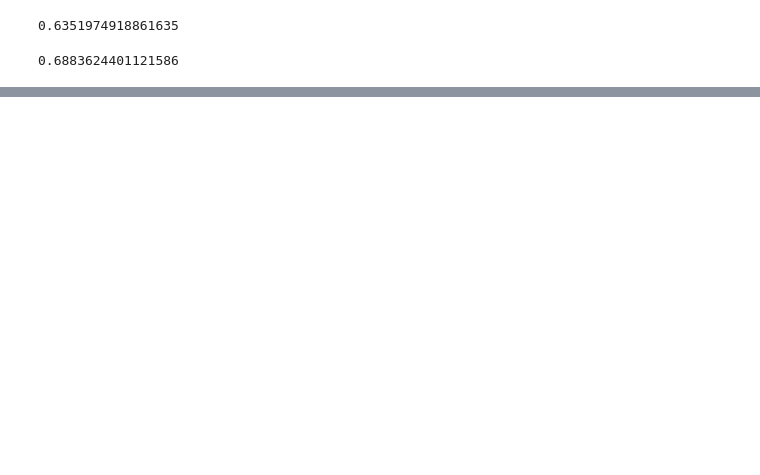
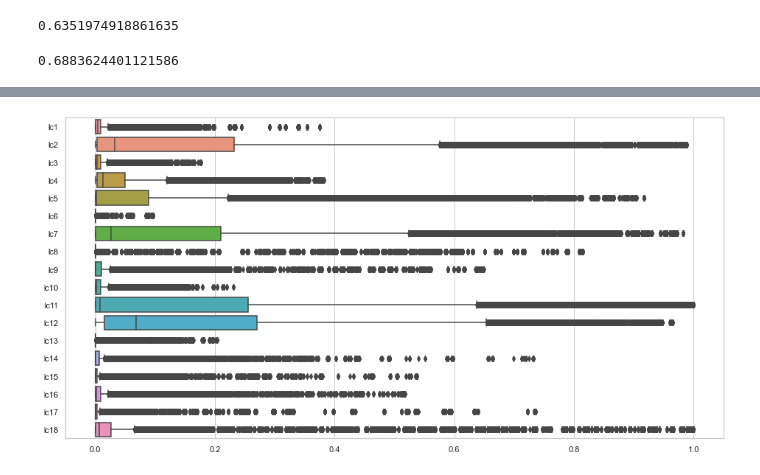
Before and after one commit to MegaCookies88/Data-Challenge-Wildfires, a Jupyter notebook: wildfires.ipynb, the cells around one changed output, grey strips where cells are left out. Cells and saved outputs as stored; diff of their text form; code cells hidden in the pictures; blank space fills up the shorter version.

```diff
--- a/wildfires.ipynb
+++ b/wildfires.ipynb
@@ -219,0 +229,7 @@ clf.score(X_test, y_test)
+# %%
+plt.figure(figsize=(16,8))
+sns.boxplot(data=data_validation[['lc1', 'lc2', 'lc3', 'lc4', 'lc5', 'lc6', 'lc7', 'lc8', 'lc9',
+                 'lc10', 'lc11', 'lc12', 'lc13', 'lc14', 'lc15', 'lc16', 'lc17', 'lc18']],
+           orient='h');
+# %% [output]
+[figure, added]
```
Also changed, not shown: parts of 7 cells of this notebook.
